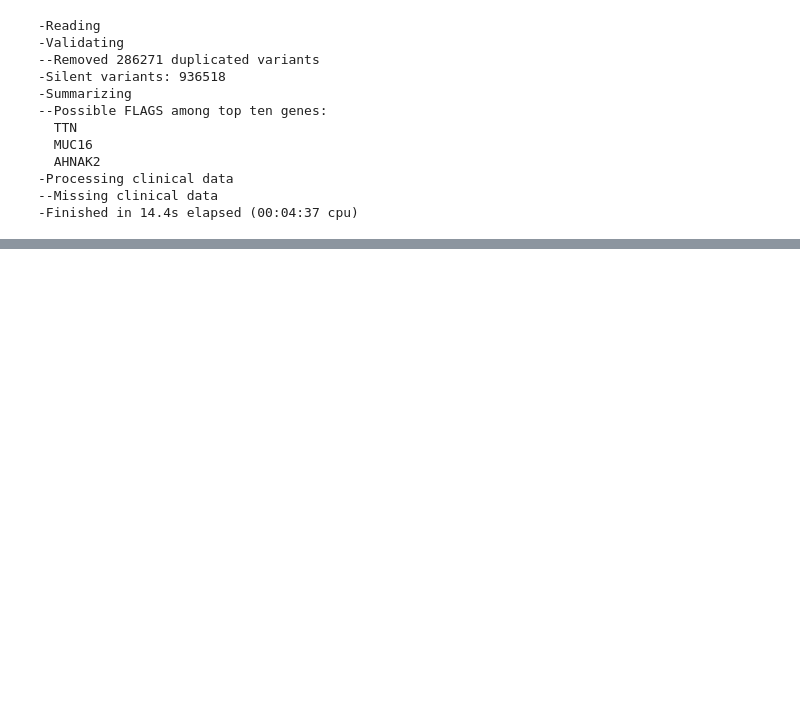
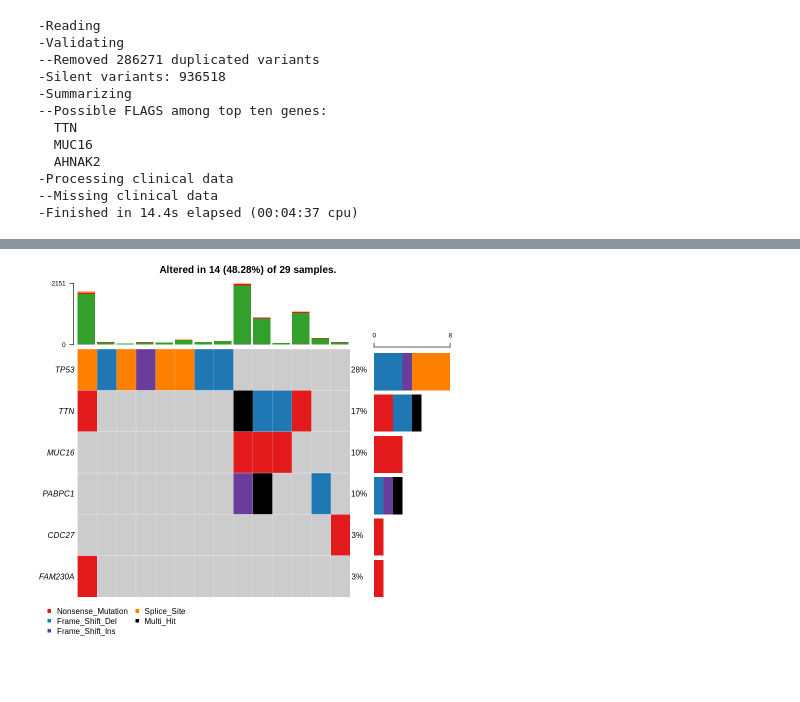
Before and after one commit to shahcompbio/wgs_qc_utils, a Jupyter notebook: wgs_qc_utils/plotter/oncoplot_code.ipynb, the cells around one changed output, grey strips where cells are left out. Cells and saved outputs as stored; diff of their text form; code cells hidden in the pictures; blank space fills up the shorter version.

```diff
--- a/wgs_qc_utils/plotter/oncoplot_code.ipynb
+++ b/wgs_qc_utils/plotter/oncoplot_code.ipynb
@@ -39,11 +43,17 @@ oncoplot(maf=spectrum_laml, top=10)
 # %%
 
-filt_spectrum_data <- filt_spectrum_data[,colSums(is.na(filt_spectrum_data))<nrow(filt_spectrum_data)]
-filt_spectrum_data = filt_spectrum_data[filt_spectrum_data$IMPACT=="HIGH",]
-write.csv(filt_spectrum_data, "filt_spectrum", sep="\t")
+# filt_spectrum_data <- spectrum_data[,colSums(is.na(spectrum_data))<nrow(spectrum_data)]
+
+spectrum_laml@data = spectrum_laml@data[spectrum_laml@data$IMPACT == "HIGH"]
+# filt_spectrum_data = spectrum_data[spectrum_data$IMPACT=="HIGH",]
 
 
-filt_spectrum_laml = read.maf(maf = "filt_spectrum");
+# write.csv(filt_spectrum_data, "filt_spectrum", sep="\t")
+
+
+# filt_spectrum_laml = read.maf(maf = "filt_spectrum");
 
 
 oncoplot(maf=spectrum_laml, top=10)
+# %% [output]
+[figure, added]
```
Also changed, not shown: parts of 4 cells of this notebook.
